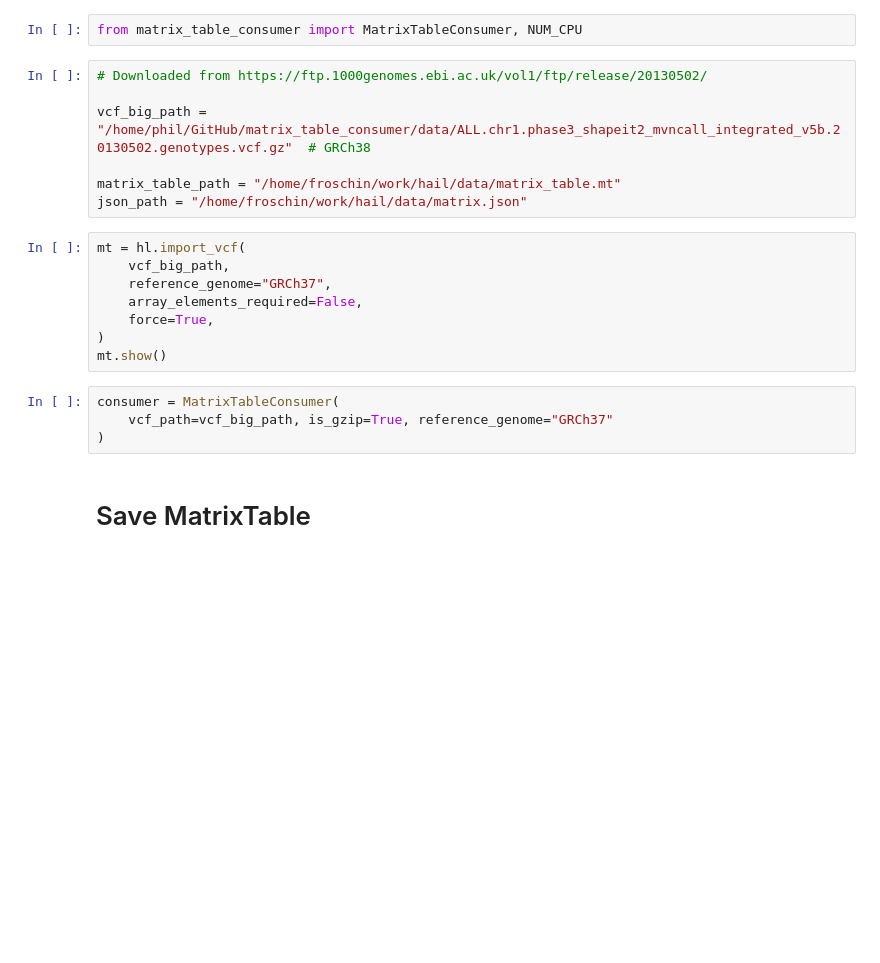
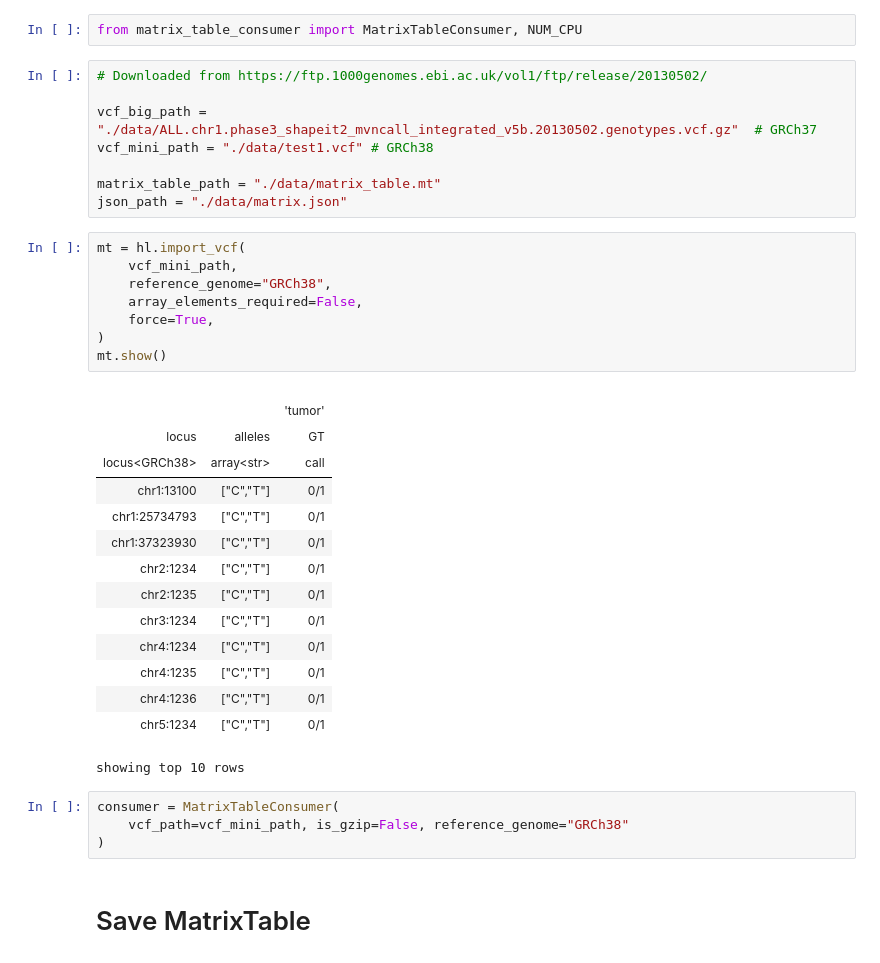
Before and after one commit to PHILIPP111007/matrix_table_consumer, a Jupyter notebook: main.ipynb, the cells around one changed output. Cells and saved outputs as stored; diff of their text form; blank space fills up the shorter version.

```diff
--- a/main.ipynb
+++ b/main.ipynb
@@ -44,21 +64,38 @@ from matrix_table_consumer import MatrixTableConsumer, NUM_CPU
 # %%
 # Downloaded from https://ftp.1000genomes.ebi.ac.uk/vol1/ftp/release/20130502/
 
-vcf_big_path = "/home/phil/GitHub/matrix_table_consumer/data/ALL.chr1.phase3_shapeit2_mvncall_integrated_v5b.20130502.genotypes.vcf.gz"  # GRCh38
+vcf_big_path = "./data/ALL.chr1.phase3_shapeit2_mvncall_integrated_v5b.20130502.genotypes.vcf.gz"  # GRCh37
+vcf_mini_path = "./data/test1.vcf" # GRCh38
 
-matrix_table_path = "/home/froschin/work/hail/data/matrix_table.mt"
-json_path = "/home/froschin/work/hail/data/matrix.json"
+matrix_table_path = "./data/matrix_table.mt"
+json_path = "./data/matrix.json"
 # %%
 mt = hl.import_vcf(
-    vcf_big_path,
-    reference_genome="GRCh37",
+    vcf_mini_path,
+    reference_genome="GRCh38",
     array_elements_required=False,
     force=True,
 )
 mt.show()
+# %% [output]
+|  |  |  |
+|  |  | 'tumor' |
+| locus | alleles | GT |
+| locus<GRCh38> | array<str> | call |
+| chr1:13100 | ["C","T"] | 0/1 |
+| chr1:25734793 | ["C","T"] | 0/1 |
+| chr1:37323930 | ["C","T"] | 0/1 |
+| chr2:1234 | ["C","T"] | 0/1 |
+| chr2:1235 | ["C","T"] | 0/1 |
+| chr3:1234 | ["C","T"] | 0/1 |
+| chr4:1234 | ["C","T"] | 0/1 |
+| chr4:1235 | ["C","T"] | 0/1 |
+| chr4:1236 | ["C","T"] | 0/1 |
+| chr5:1234 | ["C","T"] | 0/1 |
+showing top 10 rows
 # %%
 consumer = MatrixTableConsumer(
-    vcf_path=vcf_big_path, is_gzip=True, reference_genome="GRCh37"
+    vcf_path=vcf_mini_path, is_gzip=False, reference_genome="GRCh38"
 )
 # %% [markdown]
 # Save MatrixTable
```
Also changed, not shown: parts of 8 cells of this notebook, 1 other file.
